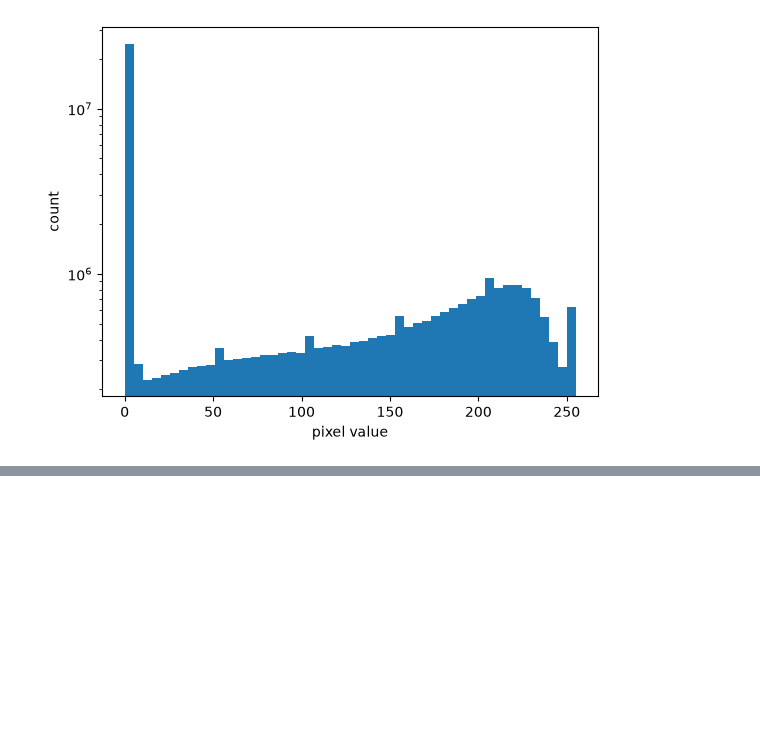
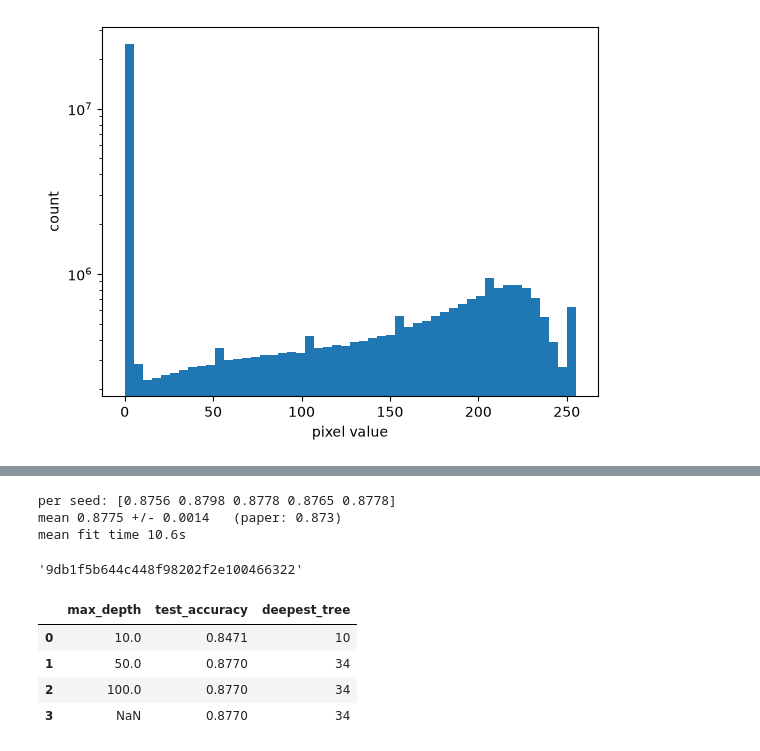
Before and after one commit to dinosmuc/fashion-mnist-benchmark, a Jupyter notebook: notebooks/report.ipynb, the cells around one changed output, grey strips where cells are left out. Drawn from its saved outputs; the diff is of its cells as text; code cells hidden in the pictures; blank space fills up the shorter version.

Commit message:
Add experimental setup and training sections with results for all three models

```diff
--- a/notebooks/report.ipynb
+++ b/notebooks/report.ipynb
@@ -139,0 +356,45 @@ plt.yscale("log")
+# %%
+accuracies, train_times = repeated_test_accuracy(X_train, y_train, X_test, y_test)
+
+print("per seed:", accuracies.round(4))
+print(f"mean {accuracies.mean():.4f} +/- {accuracies.std():.4f}   (paper: 0.873)")
+print(f"mean fit time {train_times.mean():.1f}s")
+
+log_run(
+    "random_forest_5_seeds",
+    {**XIAO_BEST_PARAMS, "n_runs": len(accuracies), "random_state": "0-4"},
+    {
+        "test_accuracy_mean": accuracies.mean(),
+        "test_accuracy_std": accuracies.std(),
+        "train_time_mean_sec": train_times.mean(),
+    },
+)
+# %% [output]
+per seed: [0.8756 0.8798 0.8778 0.8765 0.8778]
+mean 0.8775 +/- 0.0014   (paper: 0.873)
+mean fit time 10.6s
+'9db1f5b644c448f98202f2e100466322'
+# %%
+from sklearn.ensemble import RandomForestClassifier
+
+depths = []
+for max_depth in (10, 50, 100, None):
+    trees = RandomForestClassifier(
+        n_estimators=100, criterion="entropy", max_depth=max_depth, random_state=SEED, n_jobs=-1
+    )
+    trees.fit(X_train, y_train)
+    depths.append(
+        {
+            "max_depth": max_depth,
+            "test_accuracy": (trees.predict(X_test) == y_test).mean(),
+            "deepest_tree": max(t.get_depth() for t in trees.estimators_),
+        }
+    )
+
+pd.DataFrame(depths)
+# %% [output]
+|  | max_depth | test_accuracy | deepest_tree |
+| 0 | 10.0 | 0.8471 | 10 |
+| 1 | 50.0 | 0.8770 | 34 |
+| 2 | 100.0 | 0.8770 | 34 |
+| 3 | NaN | 0.8770 | 34 |
```
Also changed, not shown: parts of 19 cells of this notebook.
